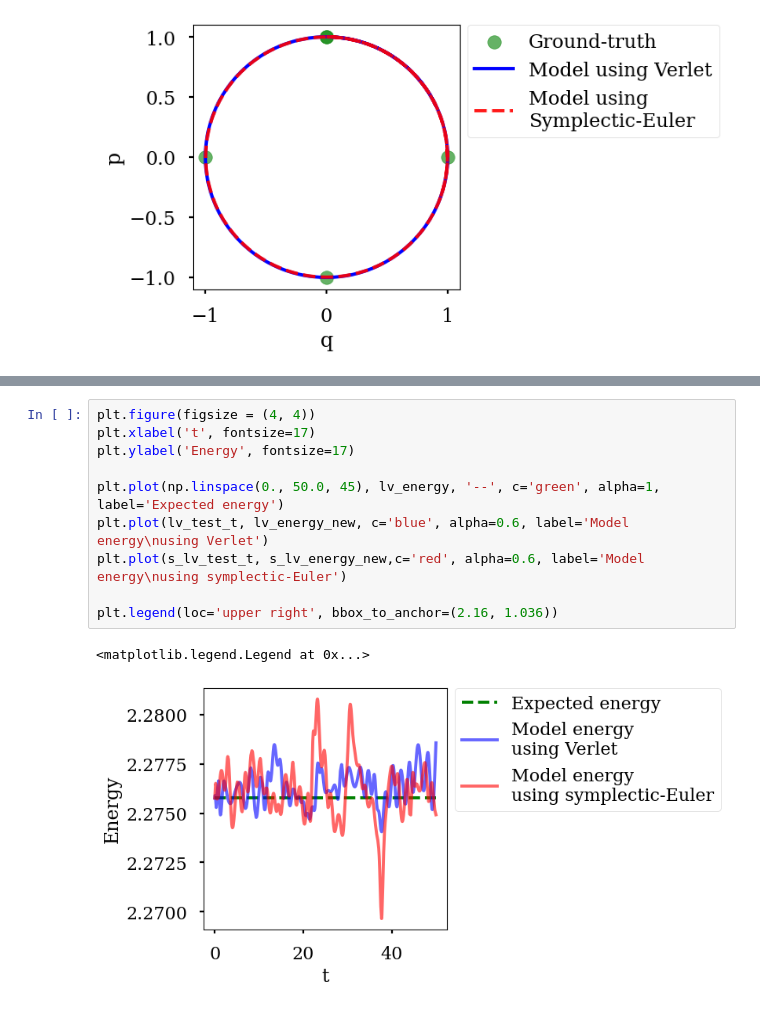
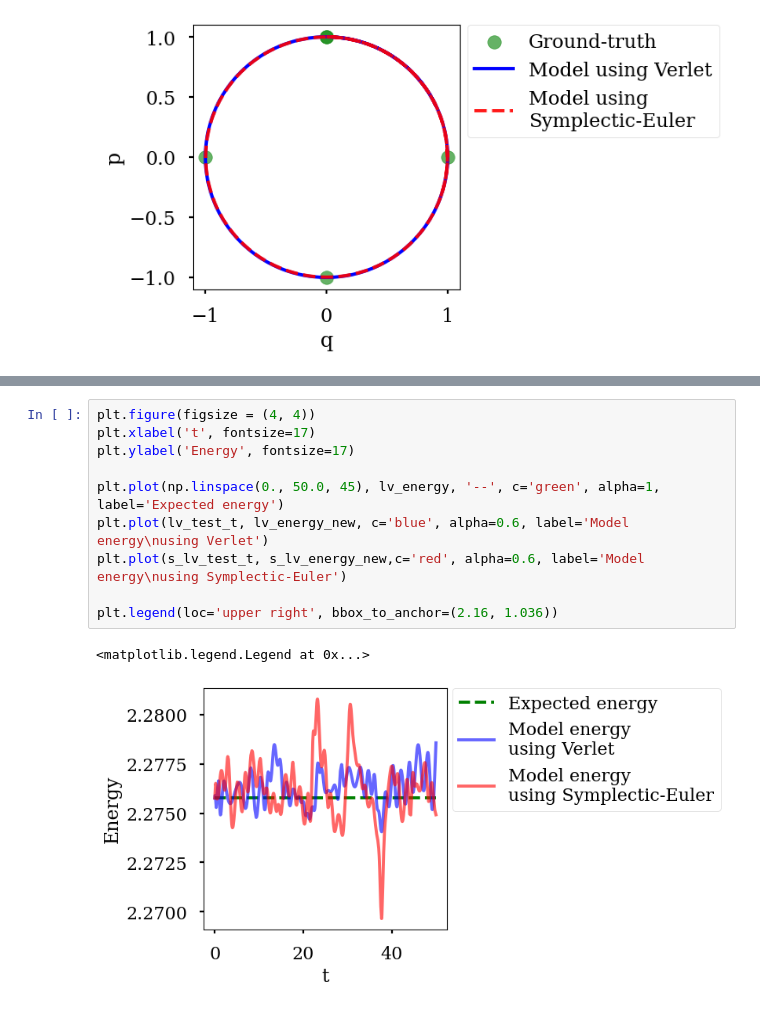
Before and after one commit to tayfununal/solving_hamiltonian_with_deeplearning, a Jupyter notebook: stage.ipynb, the cells around one changed output, grey strips where cells are left out. Cells and saved outputs as stored; diff of their text form.

```diff
--- a/stage.ipynb
+++ b/stage.ipynb
@@ -411,13 +411,13 @@ plt.legend(loc='upper right', bbox_to_anchor=(2.16, 1.036))
 # %%
 plt.figure(figsize = (4, 4))
 plt.xlabel('t', fontsize=17)
 plt.ylabel('Energy', fontsize=17)
 
 plt.plot(np.linspace(0., 50.0, 45), lv_energy, '--', c='green', alpha=1, label='Expected energy')
 plt.plot(lv_test_t, lv_energy_new, c='blue', alpha=0.6, label='Model energy\nusing Verlet')
-plt.plot(s_lv_test_t, s_lv_energy_new,c='red', alpha=0.6, label='Model energy\nusing symplectic-Euler')
+plt.plot(s_lv_test_t, s_lv_energy_new,c='red', alpha=0.6, label='Model energy\nusing Symplectic-Euler')
 
 plt.legend(loc='upper right', bbox_to_anchor=(2.16, 1.036))
 # %% [output]
 <matplotlib.legend.Legend at 0x...>
-[figure, old version]
+[figure, new version]
```
Also changed, not shown: parts of 4 cells of this notebook.
